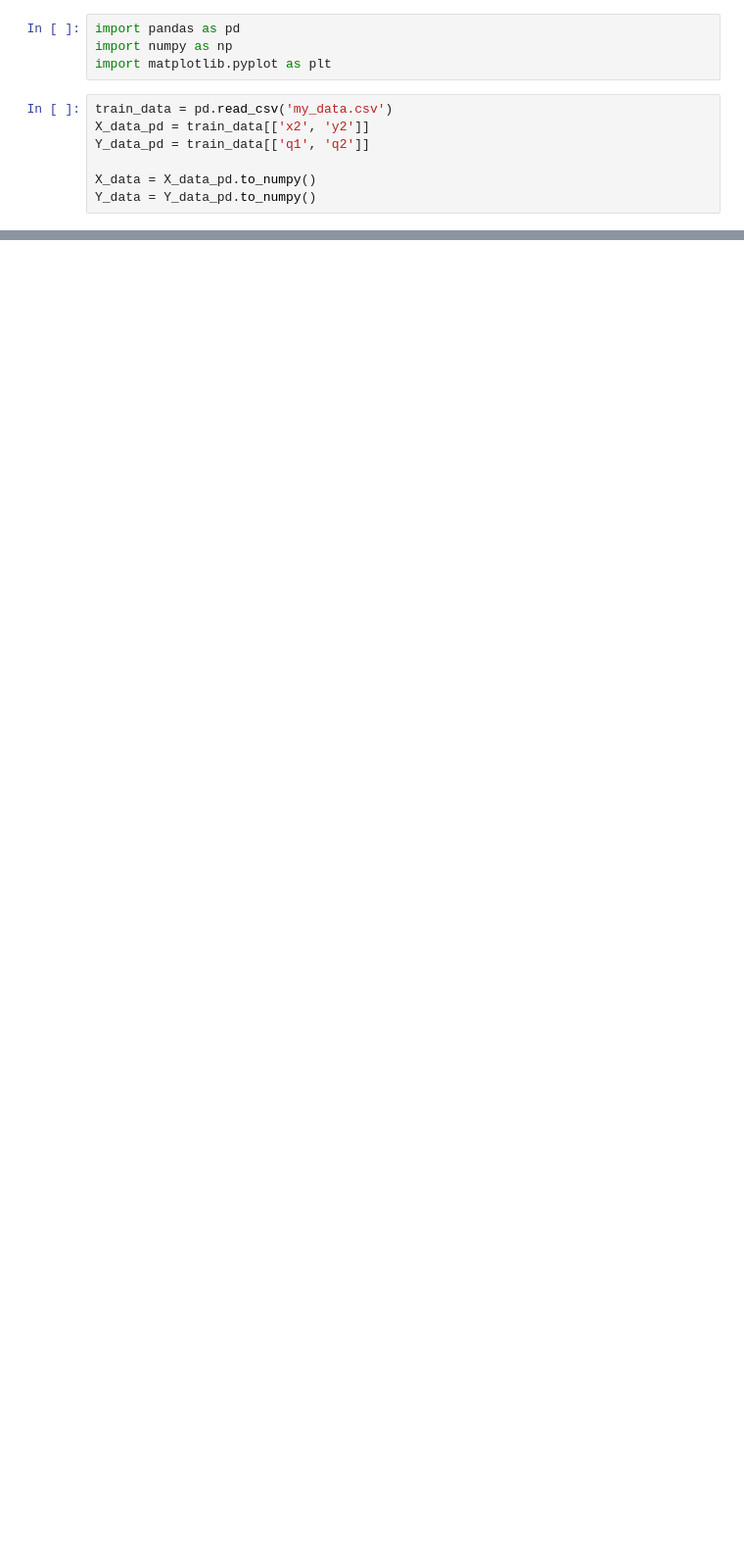
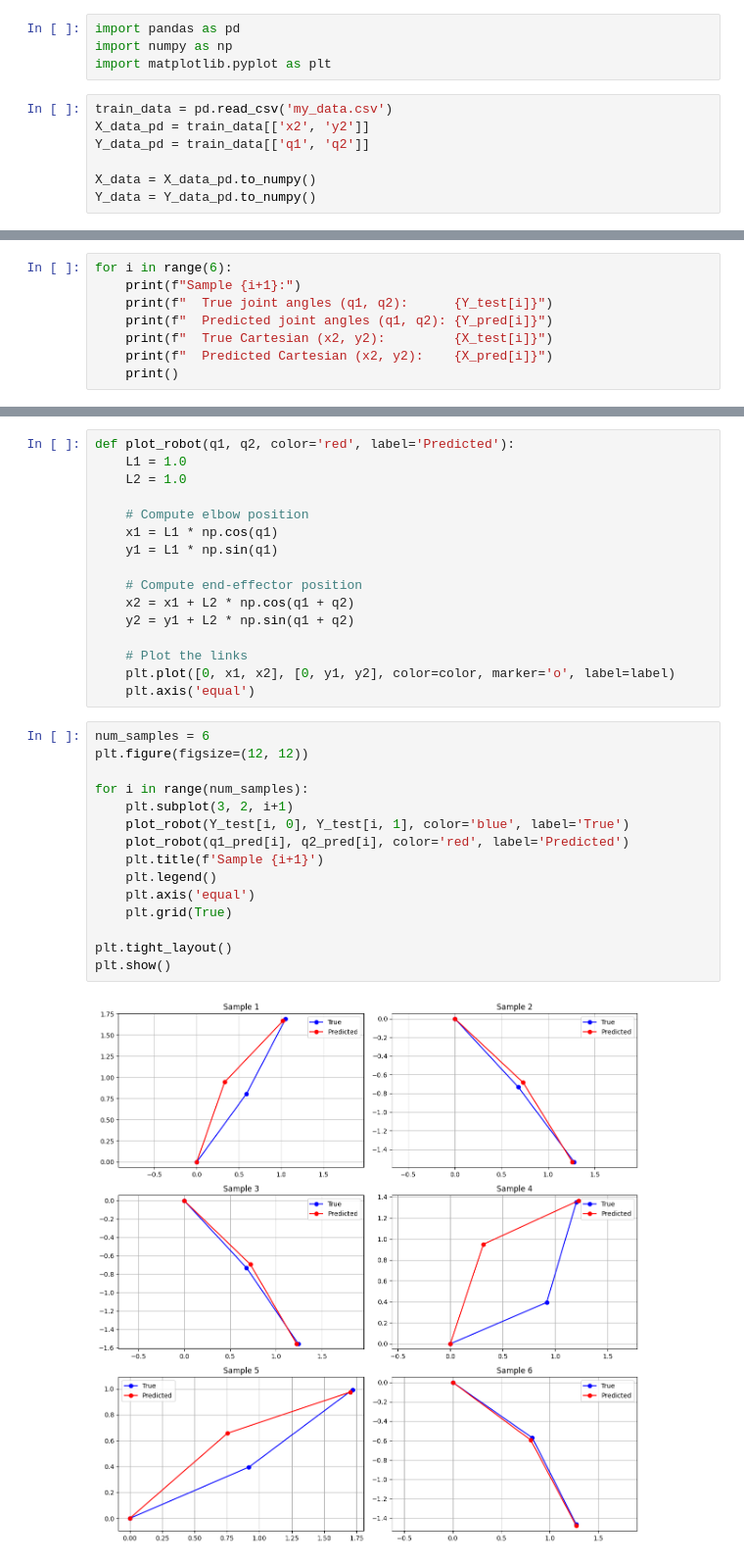
Before and after one commit to jbr777/PlanarArm_IK_NN, a Jupyter notebook: train_ik_nn.ipynb, the cells around one changed output, grey strips where cells are left out. Shown at 98% size. Saved outputs shown, nothing was run; the diff lists cells and outputs as text; blank space fills up the shorter version.

```diff
--- a/train_ik_nn.ipynb
+++ b/train_ik_nn.ipynb
@@ -123,0 +140,8 @@ NameError: name 'plt' is not defined
+# %%
+for i in range(6):
+    print(f"Sample {i+1}:")
+    print(f"  True joint angles (q1, q2):      {Y_test[i]}")
+    print(f"  Predicted joint angles (q1, q2): {Y_pred[i]}")
+    print(f"  True Cartesian (x2, y2):         {X_test[i]}")
+    print(f"  Predicted Cartesian (x2, y2):    {X_pred[i]}")
+    print()
@@ -123,0 +166,33 @@ NameError: name 'plt' is not defined
+# %%
+def plot_robot(q1, q2, color='red', label='Predicted'):
+    L1 = 1.0
+    L2 = 1.0
+
+    # Compute elbow position
+    x1 = L1 * np.cos(q1)
+    y1 = L1 * np.sin(q1)
+
+    # Compute end-effector position
+    x2 = x1 + L2 * np.cos(q1 + q2)
+    y2 = y1 + L2 * np.sin(q1 + q2)
+
+    # Plot the links
+    plt.plot([0, x1, x2], [0, y1, y2], color=color, marker='o', label=label)
+    plt.axis('equal')
+# %%
+num_samples = 6
+plt.figure(figsize=(12, 12))
+
+for i in range(num_samples):
+    plt.subplot(3, 2, i+1)
+    plot_robot(Y_test[i, 0], Y_test[i, 1], color='blue', label='True')
+    plot_robot(q1_pred[i], q2_pred[i], color='red', label='Predicted')
+    plt.title(f'Sample {i+1}')
+    plt.legend()
+    plt.axis('equal')
+    plt.grid(True)
+
+plt.tight_layout()
+plt.show()
+# %% [output]
+[figure, added]
```
Also changed, not shown: parts of 7 cells of this notebook, 3 other files.
